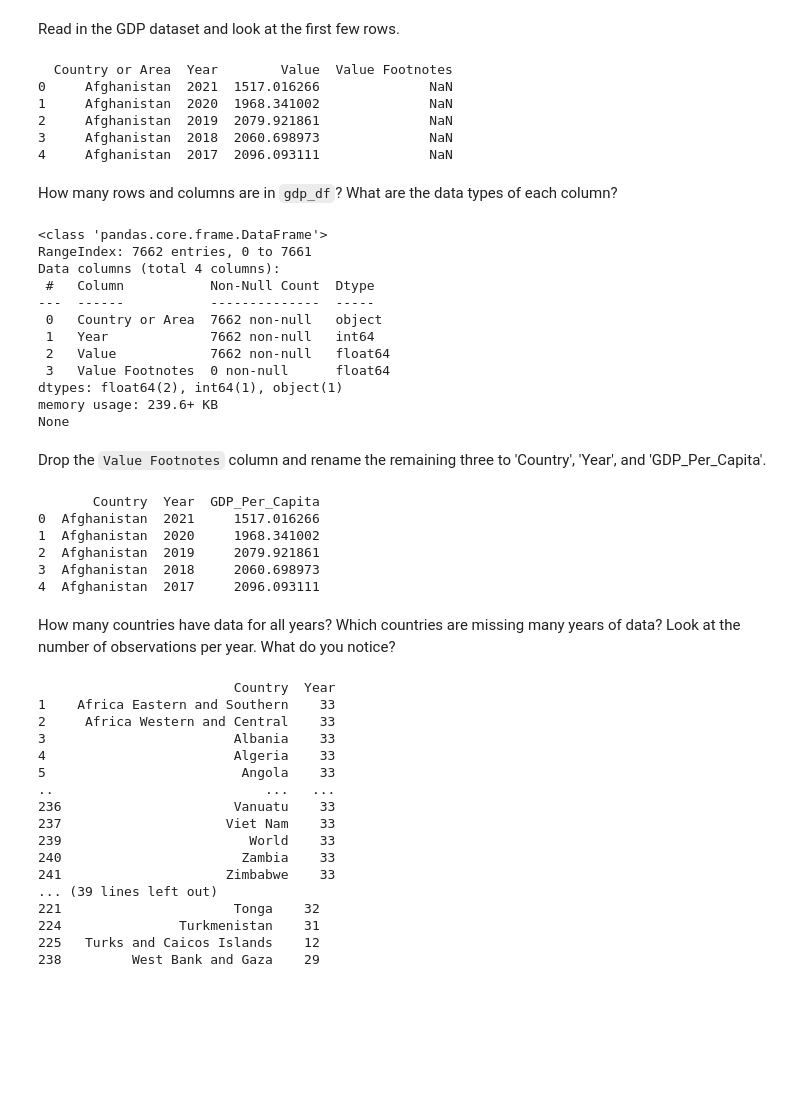
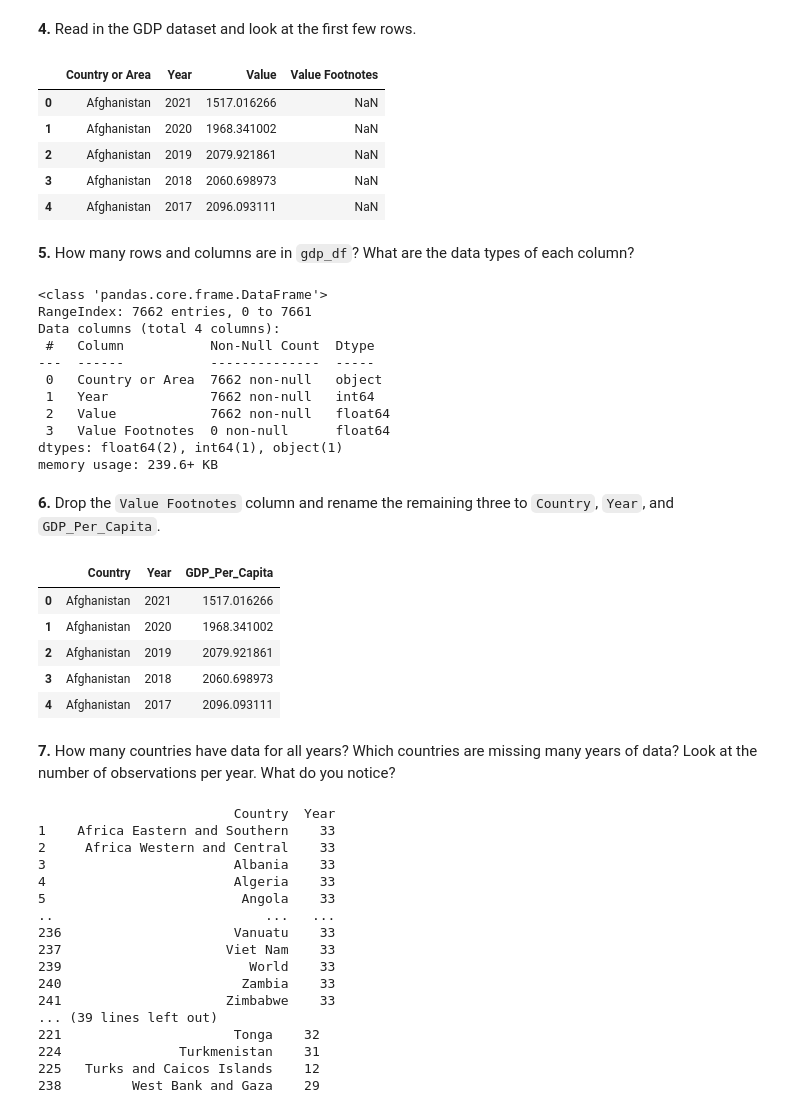
Before and after one commit to NSS-Data-Analytics-Cohort-10/gdp-and-internet-usage-jchabinec, a Jupyter notebook: notebooks/gdp_and_internet_usage.ipynb, the cells around one changed output. Drawn from its saved outputs; the diff is of its cells as text; code cells hidden in the pictures; blank space fills up the shorter version.

```diff
--- a/notebooks/gdp_and_internet_usage.ipynb
+++ b/notebooks/gdp_and_internet_usage.ipynb
@@ -6,21 +22,21 @@ import numpy as np
 import matplotlib.pyplot as plt
 import seaborn as sns
 # %% [markdown]
-Read in the GDP dataset and look at the first few rows.
+**4.** Read in the GDP dataset and look at the first few rows.
 # %%
 gdp_df = pd.read_csv('../data/gdp_percapita.csv')
-print(gdp_df.head())
+gdp_df.head()
 # %% [output]
-  Country or Area  Year        Value  Value Footnotes
-0     Afghanistan  2021  1517.016266              NaN
-1     Afghanistan  2020  1968.341002              NaN
-2     Afghanistan  2019  2079.921861              NaN
-3     Afghanistan  2018  2060.698973              NaN
-4     Afghanistan  2017  2096.093111              NaN
+|  | Country or Area | Year | Value | Value Footnotes |
+| 0 | Afghanistan | 2021 | 1517.016266 | NaN |
+| 1 | Afghanistan | 2020 | 1968.341002 | NaN |
+| 2 | Afghanistan | 2019 | 2079.921861 | NaN |
+| 3 | Afghanistan | 2018 | 2060.698973 | NaN |
+| 4 | Afghanistan | 2017 | 2096.093111 | NaN |
 # %% [markdown]
-How many rows and columns are in `gdp_df`? What are the data types of each column?
+**5.** How many rows and columns are in `gdp_df`? What are the data types of each column?
 # %%
-print(gdp_df.info())
+gdp_df.info()
 # %% [output]
 <class 'pandas.core.frame.DataFrame'>
 RangeIndex: 7662 entries, 0 to 7661
@@ -33,22 +49,22 @@ Data columns (total 4 columns):
  3   Value Footnotes  0 non-null      float64
 dtypes: float64(2), int64(1), object(1)
 memory usage: 239.6+ KB
-None
 # %% [markdown]
-Drop the `Value Footnotes` column and rename the remaining three to 'Country', 'Year', and 'GDP_Per_Capita'.
+**6.** Drop the `Value Footnotes` column and rename the remaining three to `Country`, `Year`, and `GDP_Per_Capita`.
 # %%
 del gdp_df['Value Footnotes']
 gdp_df.rename(columns = {'Country or Area':'Country', 'Value':'GDP_Per_Capita'}, inplace = True)
-print(gdp_df.head())
+#Check
+gdp_df.head()
 # %% [output]
-       Country  Year  GDP_Per_Capita
-0  Afghanistan  2021     1517.016266
-1  Afghanistan  2020     1968.341002
-2  Afghanistan  2019     2079.921861
-3  Afghanistan  2018     2060.698973
-4  Afghanistan  2017     2096.093111
+|  | Country | Year | GDP_Per_Capita |
+| 0 | Afghanistan | 2021 | 1517.016266 |
+| 1 | Afghanistan | 2020 | 1968.341002 |
+| 2 | Afghanistan | 2019 | 2079.921861 |
+| 3 | Afghanistan | 2018 | 2060.698973 |
+| 4 | Afghanistan | 2017 | 2096.093111 |
 # %% [markdown]
-How many countries have data for all years? Which countries are missing many years of data? Look at the number of observations per year. What do you notice?
+**7.** How many countries have data for all years? Which countries are missing many years of data? Look at the number of observations per year. What do you notice?
 # %%
 unique_years = pd.DataFrame(gdp_df.groupby(['Country'])['Year'].count())
 unique_years.reset_index(inplace=True)
```
Also changed, not shown: parts of 63 cells of this notebook.
